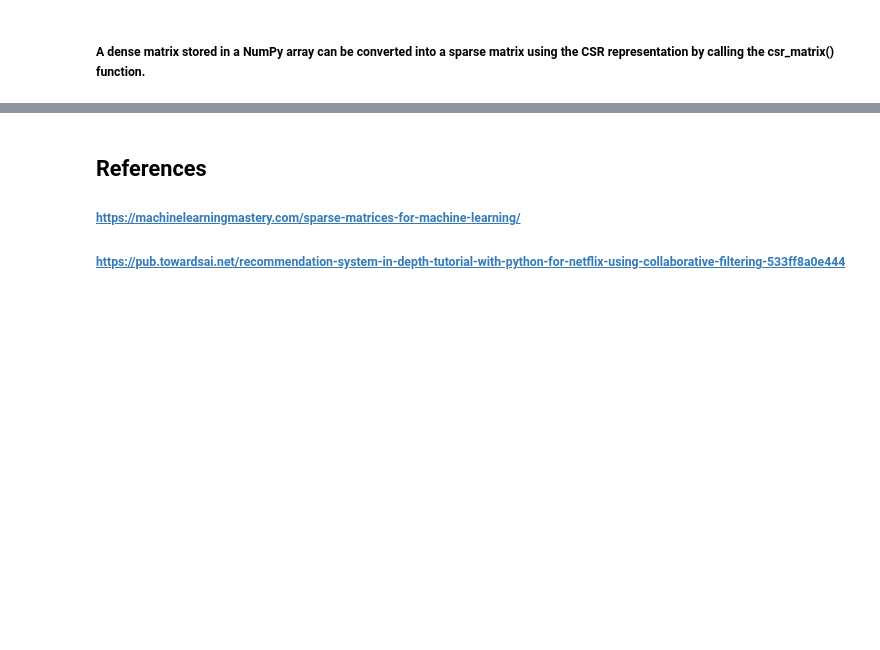
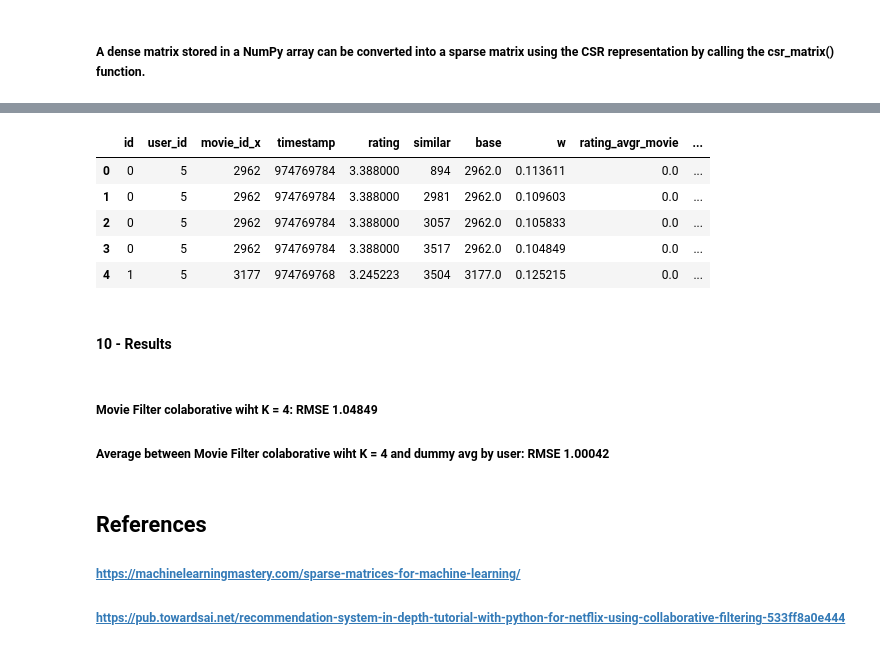
Before and after one commit to rodolfoarruda/MachineLearning, a Jupyter notebook: recom_sys.ipynb, the cells around one changed output, grey strips where cells are left out. Cells and saved outputs as stored; diff of their text form; code cells hidden in the pictures; blank space fills up the shorter version.

```diff
--- a/recom_sys.ipynb
+++ b/recom_sys.ipynb
@@ -246,0 +389,11 @@ array([  47, 1060, 2587, ..., 2043, 2478,  595])
+# %%
+pred_movie_avg3['avg_pond'] = pred_movie_avg3['w']* pred_movie_avg3['rating_avgr_movie']
+# %%
+pred_movie_avg3.head()
+# %% [output]
+|  | id | user_id | movie_id_x | timestamp | rating | similar | base | w | rating_avgr_movie | ... |
+| 0 | 0 | 5 | 2962 | 974769784 | 3.388000 | 894 | 2962.0 | 0.113611 | 0.0 | ... |
+| 1 | 0 | 5 | 2962 | 974769784 | 3.388000 | 2981 | 2962.0 | 0.109603 | 0.0 | ... |
+| 2 | 0 | 5 | 2962 | 974769784 | 3.388000 | 3057 | 2962.0 | 0.105833 | 0.0 | ... |
+| 3 | 0 | 5 | 2962 | 974769784 | 3.388000 | 3517 | 2962.0 | 0.104849 | 0.0 | ... |
+| 4 | 1 | 5 | 3177 | 974769768 | 3.245223 | 3504 | 3177.0 | 0.125215 | 0.0 | ... |
@@ -247,3 +402,8 @@ array([  47, 1060, 2587, ..., 2043, 2478,  595])
+# %% [markdown]
+#### **10 - Results**
+# %% [markdown]
+##### Movie Filter colaborative wiht K = 4: RMSE 1.04849
+##### Average between Movie Filter colaborative wiht K = 4 and dummy avg by user: RMSE 1.00042
 # %% [markdown]
 ## **References**
 
```
Also changed, not shown: parts of 51 cells of this notebook.
